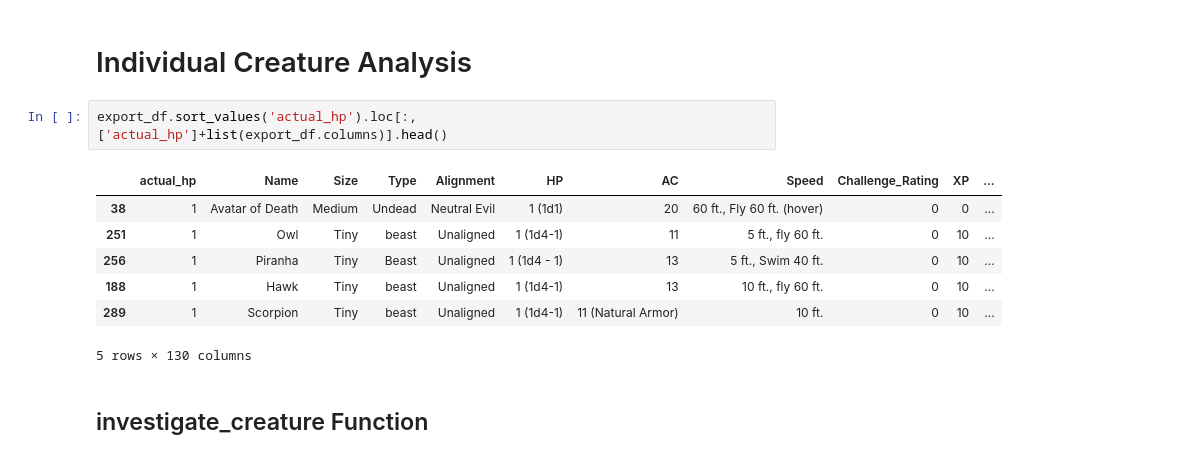
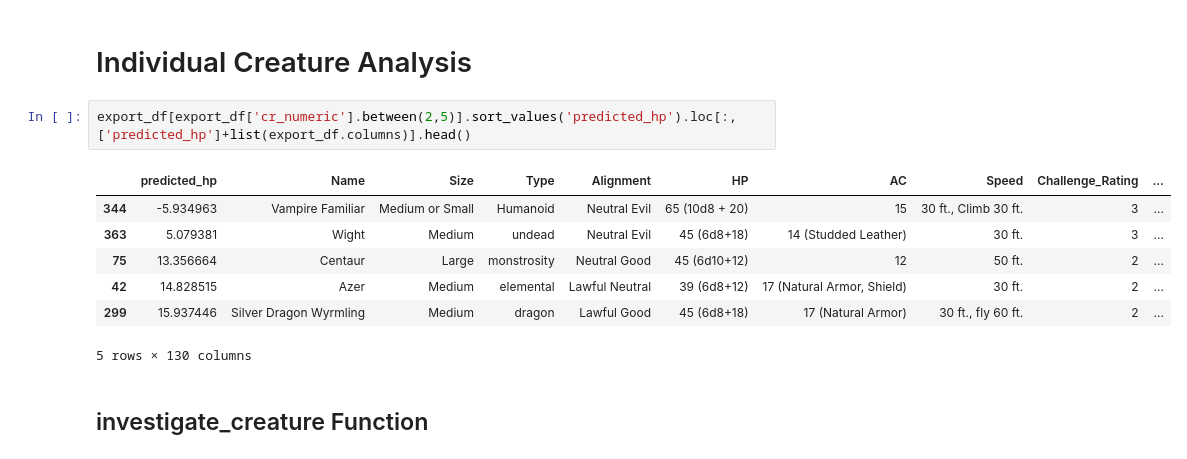
Before and after one commit to conorbarryhoke/matrix_v0, a Jupyter notebook: notebooks/three_tier_hp_model_merged.ipynb, the cells around one changed output. Drawn from its saved outputs; the diff is of its cells as text.

```diff
--- a/notebooks/three_tier_hp_model_merged.ipynb
+++ b/notebooks/three_tier_hp_model_merged.ipynb
@@ -2821,14 +2905,14 @@ TOP 10 CREATURES WITH HIGHEST ABSOLUTE ERROR:
 # %% [markdown]
 # Individual Creature Analysis
 # %%
-export_df.sort_values('actual_hp').loc[:, ['actual_hp']+list(export_df.columns)].head()
+export_df[export_df['cr_numeric'].between(2,5)].sort_values('predicted_hp').loc[:, ['predicted_hp']+list(export_df.columns)].head()
 # %% [output]
-|  | actual_hp | Name | Size | Type | Alignment | HP | AC | Speed | Challenge_Rating | XP | ... |
-| 38 | 1 | Avatar of Death | Medium | Undead | Neutral Evil | 1 (1d1) | 20 | 60 ft., Fly 60 ft. (hover) | 0 | 0 | ... |
-| 251 | 1 | Owl | Tiny | beast | Unaligned | 1 (1d4-1) | 11 | 5 ft., fly 60 ft. | 0 | 10 | ... |
-| 256 | 1 | Piranha | Tiny | Beast | Unaligned | 1 (1d4 - 1) | 13 | 5 ft., Swim 40 ft. | 0 | 10 | ... |
-| 188 | 1 | Hawk | Tiny | beast | Unaligned | 1 (1d4-1) | 13 | 10 ft., fly 60 ft. | 0 | 10 | ... |
-| 289 | 1 | Scorpion | Tiny | beast | Unaligned | 1 (1d4-1) | 11 (Natural Armor) | 10 ft. | 0 | 10 | ... |
+|  | predicted_hp | Name | Size | Type | Alignment | HP | AC | Speed | Challenge_Rating | ... |
+| 344 | -5.934963 | Vampire Familiar | Medium or Small | Humanoid | Neutral Evil | 65 (10d8 + 20) | 15 | 30 ft., Climb 30 ft. | 3 | ... |
+| 363 | 5.079381 | Wight | Medium | undead | Neutral Evil | 45 (6d8+18) | 14 (Studded Leather) | 30 ft. | 3 | ... |
+| 75 | 13.356664 | Centaur | Large | monstrosity | Neutral Good | 45 (6d10+12) | 12 | 50 ft. | 2 | ... |
+| 42 | 14.828515 | Azer | Medium | elemental | Lawful Neutral | 39 (6d8+12) | 17 (Natural Armor, Shield) | 30 ft. | 2 | ... |
+| 299 | 15.937446 | Silver Dragon Wyrmling | Medium | dragon | Lawful Good | 45 (6d8+18) | 17 (Natural Armor) | 30 ft., fly 60 ft. | 2 | ... |
 5 rows × 130 columns
 # %% [markdown]
 ## investigate_creature Function
```
Also changed, not shown: parts of 8 cells of this notebook, 1 other file.
